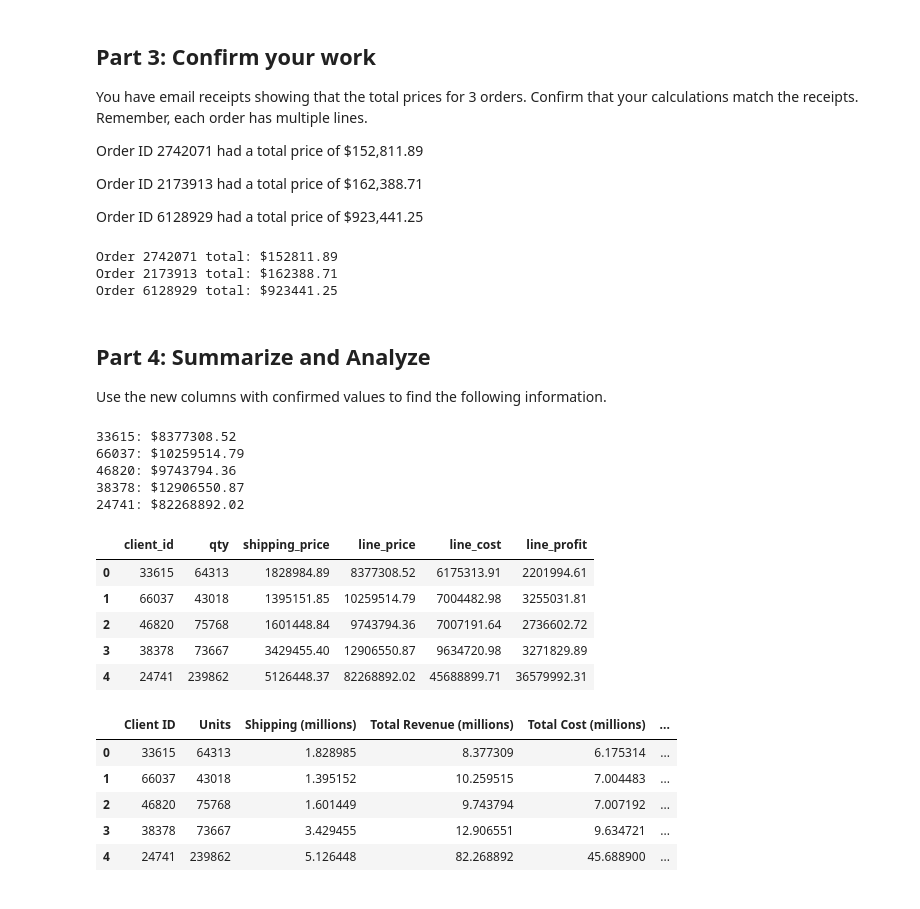
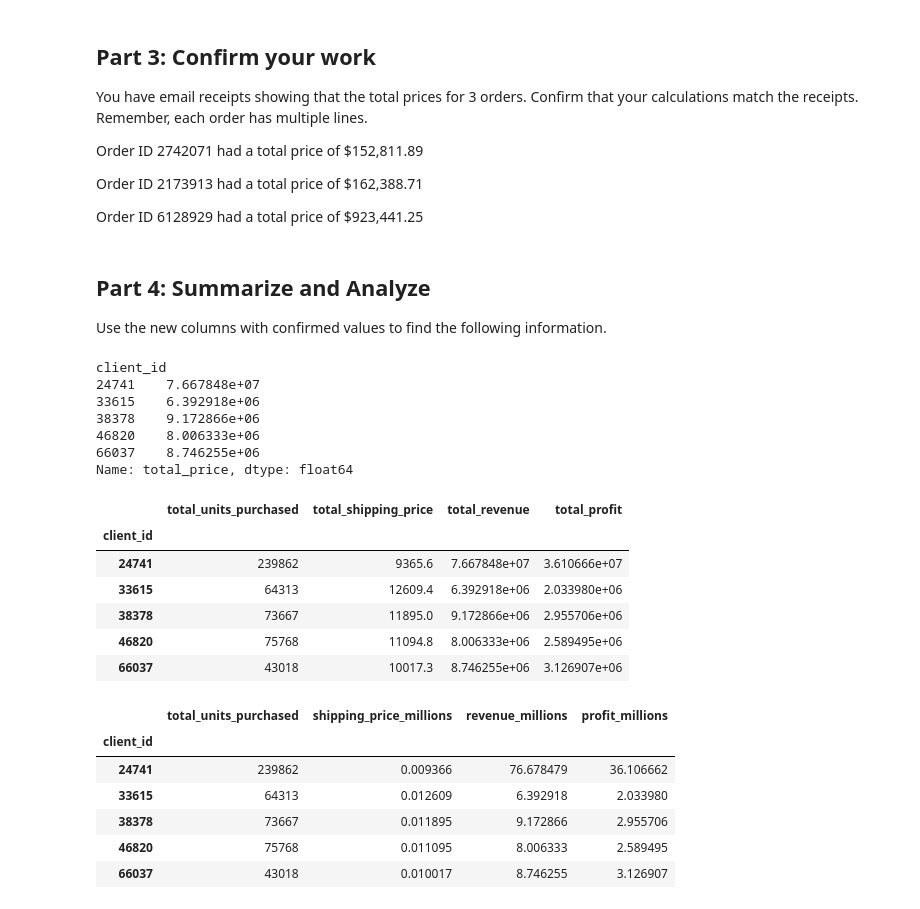
Before and after one commit to sppencerr/pandas-challenge-1, a Jupyter notebook: wholesale_data_analysis_starter_code.ipynb, the cells around one changed output. Cells and saved outputs as stored; diff of their text form; code cells hidden in the pictures.

```diff
--- a/wholesale_data_analysis_starter_code.ipynb
+++ b/wholesale_data_analysis_starter_code.ipynb
@@ -115,4 +81,4 @@ def calculate_shipping(weight):
     else:
         return weight * 10  # $10 per pound for orders 50 lbs or under
 
-df['shipping_price'] = df['weight'].apply(calculate_shipping)
+df['shipping_price'] = df['unit_weight'].apply(calculate_shipping)
@@ -171,26 +123,29 @@ order_check = df.groupby('order_id')['total_price'].sum()
 order_check.loc[[2742071, 2173913, 6128929]]
 # Verify profit for specific Order IDs
 profit_check = df.groupby('order_id')['profit'].sum()
-# %% [output]
-Order 2742071 total: $152811.89
-Order 2173913 total: $162388.71
-Order 6128929 total: $923441.25
 # %% [markdown]
 ## Part 4: Summarize and Analyze
 Use the new columns with confirmed values to find the following information.
 # %%
-# How much did each of the top 5 clients by quantity spend? Check your work from Part 1 for client ids.
-# Use the top 5 client IDs from Part 1
-top_clients_spending = df.groupby('client_id')['total_price'].sum().loc[top_clients_list]
+# Find the top 5 clients who placed the most orders
+top_clients_list = df['client_id'].value_counts().head(5).index.tolist()
 
-# Display the spending of the top 5 clients
+# Make sure client_id is treated as a string to avoid mismatches
+df['client_id'] = df['client_id'].astype(str)
+
+# Get the total amount each of these top 5 clients spent
+top_clients_spending = df[df['client_id'].isin(top_clients_list)].groupby('client_id')['total_price'].sum()
+
+# Show how much each of these top clients spent
 top_clients_spending
 # %% [output]
-33615: $8377308.52
-66037: $10259514.79
-46820: $9743794.36
-38378: $12906550.87
-24741: $82268892.02
+client_id
+24741    7.667848e+07
+33615    6.392918e+06
+38378    9.172866e+06
+46820    8.006333e+06
+66037    8.746255e+06
+Name: total_price, dtype: float64
 # %%
 # Create a summary DataFrame showing the totals for the for the top 5 clients with the following information:
 # total units purchased, total shipping price, total revenue, and total profit.
@@ -206,31 +161,41 @@ summary_df.columns = ['total_units_purchased', 'total_shipping_price', 'total_re
 # Display the result
 summary_df
 # %% [output]
-|  | client_id | qty | shipping_price | line_price | line_cost | line_profit |
-| 0 | 33615 | 64313 | 1828984.89 | 8377308.52 | 6175313.91 | 2201994.61 |
-| 1 | 66037 | 43018 | 1395151.85 | 10259514.79 | 7004482.98 | 3255031.81 |
-| 2 | 46820 | 75768 | 1601448.84 | 9743794.36 | 7007191.64 | 2736602.72 |
-| 3 | 38378 | 73667 | 3429455.40 | 12906550.87 | 9634720.98 | 3271829.89 |
-| 4 | 24741 | 239862 | 5126448.37 | 82268892.02 | 45688899.71 | 36579992.31 |
+|  | total_units_purchased | total_shipping_price | total_revenue | total_profit |
+| client_id |  |  |  |  |
+| 24741 | 239862 | 9365.6 | 7.667848e+07 | 3.610666e+07 |
+| 33615 | 64313 | 12609.4 | 6.392918e+06 | 2.033980e+06 |
+| 38378 | 73667 | 11895.0 | 9.172866e+06 | 2.955706e+06 |
+| 46820 | 75768 | 11094.8 | 8.006333e+06 | 2.589495e+06 |
+| 66037 | 43018 | 10017.3 | 8.746255e+06 | 3.126907e+06 |
 # %%
 # Format the data and rename the columns to names suitable for presentation.
-
 # Define the money columns.
-
+money_columns = ['total_shipping_price', 'total_revenue', 'total_profit']
 
 # Define a function that converts a dollar amount to millions.
-
+def currency_format_millions(value):
+    return value / 1_000_000  # Convert to millions
 
 # Apply the currency_format_millions function to only the money columns.
-
+summary_df[money_columns] = summary_df[money_columns] / 1_000_000
 
 # Rename the columns to reflect the change in the money format.
+summary_df = summary_df.rename(columns={
+    'total_shipping_price': 'shipping_price_millions',
+    'total_revenue': 'revenue_millions',
+    'total_profit': 'profit_millions'
+})
+
+# Display the formatted summary DataFrame
+summary_df
 # %% [output]
-|  | Client ID | Units | Shipping (millions) | Total Revenue (millions) | Total Cost (millions) | ... |
-| 0 | 33615 | 64313 | 1.828985 | 8.377309 | 6.175314 | ... |
-| 1 | 66037 | 43018 | 1.395152 | 10.259515 | 7.004483 | ... |
-| 2 | 46820 | 75768 | 1.601449 | 9.743794 | 7.007192 | ... |
-| 3 | 38378 | 73667 | 3.429455 | 12.906551 | 9.634721 | ... |
-| 4 | 24741 | 239862 | 5.126448 | 82.268892 | 45.688900 | ... |
+|  | total_units_purchased | shipping_price_millions | revenue_millions | profit_millions |
+| client_id |  |  |  |  |
+| 24741 | 239862 | 0.009366 | 76.678479 | 36.106662 |
+| 33615 | 64313 | 0.012609 | 6.392918 | 2.033980 |
+| 38378 | 73667 | 0.011895 | 9.172866 | 2.955706 |
+| 46820 | 75768 | 0.011095 | 8.006333 | 2.589495 |
+| 66037 | 43018 | 0.010017 | 8.746255 | 3.126907 |
 # %%
 # Sort the updated data by "Total Profit (millions)" form highest to lowest and assign the sort to a new DatFrame.
```
Also changed, not shown: parts of 12 cells of this notebook.
